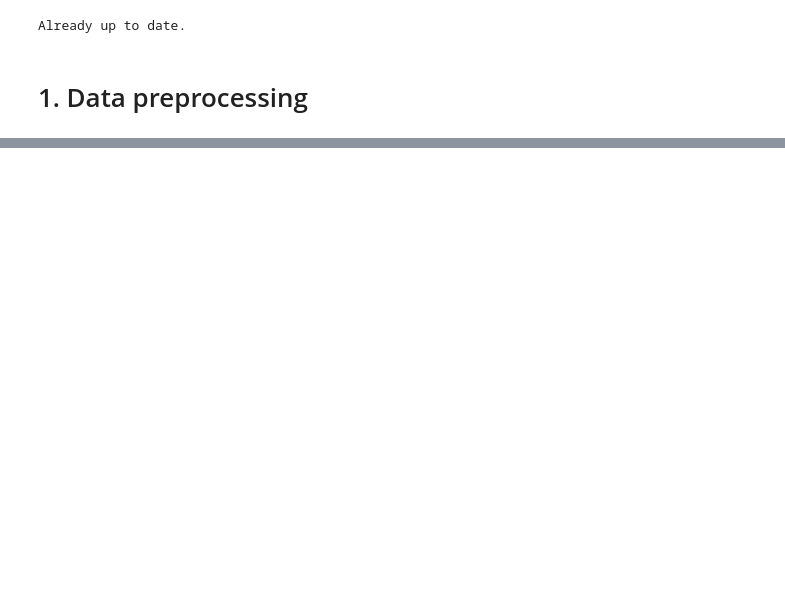
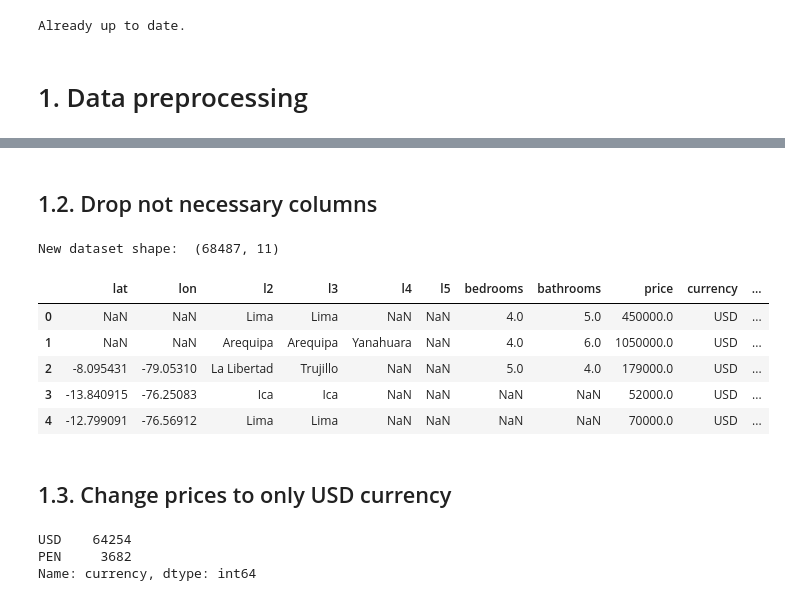
Before and after one commit to ECisneros20/Hackathon-BBVA-2022, a Jupyter notebook: House_prediction.ipynb, the cells around one changed output, grey strips where cells are left out. Cells and saved outputs as stored; diff of their text form; code cells hidden in the pictures; blank space fills up the shorter version.

```diff
--- a/House_prediction.ipynb
+++ b/House_prediction.ipynb
@@ -80,5 +80,6 @@ Already up to date.
 #!gzip -dk Dataset/pe_properties.csv.gz
 # %%
 import pandas as pd
+pd.set_option('mode.chained_assignment', None)
 
-df_dataset = pd.read_csv('Dataset/pe_properties.csv')
+peru = pd.read_csv('Dataset/pe_properties.csv')
@@ -94,0 +166,24 @@ df_dataset.head()
+# %% [markdown]
+## 1.2. Drop not necessary columns
+# %%
+peru.drop(["id", "ad_type", "start_date", "end_date", "created_on", "l1", "l6", "rooms", "surface_total", "surface_covered", "price_period", "title", "description"], axis = 1, inplace = True)
+peru = peru.loc[peru["operation_type"] == "Venta"]
+peru.drop("operation_type", axis = 1, inplace = True)
+print("New dataset shape: ", peru.shape, "\n")
+peru.head()
+# %% [output]
+New dataset shape:  (68487, 11)
+|  | lat | lon | l2 | l3 | l4 | l5 | bedrooms | bathrooms | price | currency | ... |
+| 0 | NaN | NaN | Lima | Lima | NaN | NaN | 4.0 | 5.0 | 450000.0 | USD | ... |
+| 1 | NaN | NaN | Arequipa | Arequipa | Yanahuara | NaN | 4.0 | 6.0 | 1050000.0 | USD | ... |
+| 2 | -8.095431 | -79.05310 | La Libertad | Trujillo | NaN | NaN | 5.0 | 4.0 | 179000.0 | USD | ... |
+| 3 | -13.840915 | -76.25083 | Ica | Ica | NaN | NaN | NaN | NaN | 52000.0 | USD | ... |
+| 4 | -12.799091 | -76.56912 | Lima | Lima | NaN | NaN | NaN | NaN | 70000.0 | USD | ... |
+# %% [markdown]
+## 1.3. Change prices to only USD currency
+# %%
+peru["currency"].value_counts()
+# %% [output]
+USD    64254
+PEN     3682
+Name: currency, dtype: int64
```
Also changed, not shown: parts of 14 cells of this notebook.
